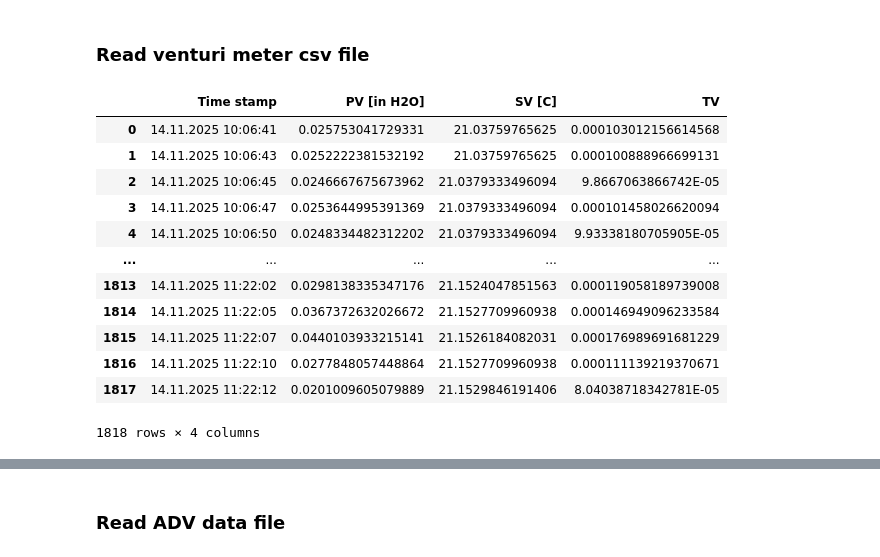
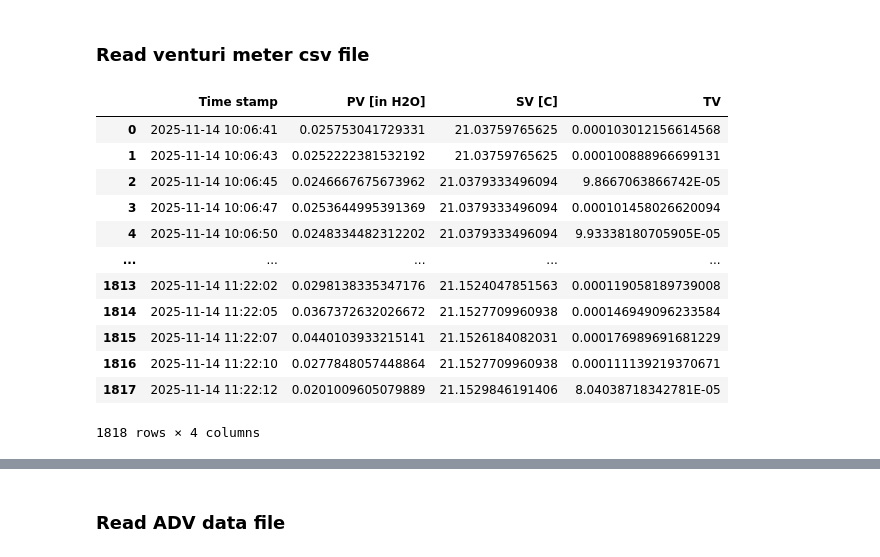
Before and after one commit to clairewang23/hre-model, a Jupyter notebook: Lab/sensor_data/exp4/Experiment4_Processing.ipynb, the cells around one changed output, grey strips where cells are left out. Cells and saved outputs as stored; diff of their text form; code cells hidden in the pictures.

```diff
--- a/Lab/sensor_data/exp4/Experiment4_Processing.ipynb
+++ b/Lab/sensor_data/exp4/Experiment4_Processing.ipynb
@@ -115,25 +115,26 @@ Head difference is 26.00 cm
 # %%
 venturi_file = '11-14-2025.csv'
 venturi_df = pd.read_csv(venturi_file, sep=';')
 venturi_df = venturi_df.drop(['State PV', 'State SV', 'State TV', 'QV', 'State QV', 'Current [mA] ', 'State Current'], axis=1)
 venturi_df['PV [in H2O] '] = venturi_df['PV [in H2O] '].str.replace(',', '.')
 venturi_df['SV [C] '] = venturi_df['SV [C] '].str.replace(',', '.')
 venturi_df['TV'] = venturi_df['TV'].str.replace(',', '.')
+venturi_df['Time stamp'] = pd.to_datetime(venturi_df['Time stamp'], format='%d.%m.%Y %H:%M:%S')
 
 display(venturi_df)
 # %% [output]
 |  | Time stamp | PV [in H2O] | SV [C] | TV |
-| 0 | 14.11.2025 10:06:41 | 0.025753041729331 | 21.03759765625 | 0.000103012156614568 |
-| 1 | 14.11.2025 10:06:43 | 0.0252222381532192 | 21.03759765625 | 0.000100888966699131 |
-| 2 | 14.11.2025 10:06:45 | 0.0246667675673962 | 21.0379333496094 | 9.8667063866742E-05 |
-| 3 | 14.11.2025 10:06:47 | 0.0253644995391369 | 21.0379333496094 | 0.000101458026620094 |
-| 4 | 14.11.2025 10:06:50 | 0.0248334482312202 | 21.0379333496094 | 9.93338180705905E-05 |
+| 0 | 2025-11-14 10:06:41 | 0.025753041729331 | 21.03759765625 | 0.000103012156614568 |
+| 1 | 2025-11-14 10:06:43 | 0.0252222381532192 | 21.03759765625 | 0.000100888966699131 |
+| 2 | 2025-11-14 10:06:45 | 0.0246667675673962 | 21.0379333496094 | 9.8667063866742E-05 |
+| 3 | 2025-11-14 10:06:47 | 0.0253644995391369 | 21.0379333496094 | 0.000101458026620094 |
+| 4 | 2025-11-14 10:06:50 | 0.0248334482312202 | 21.0379333496094 | 9.93338180705905E-05 |
 | ... | ... | ... | ... | ... |
-| 1813 | 14.11.2025 11:22:02 | 0.0298138335347176 | 21.1524047851563 | 0.000119058189739008 |
-| 1814 | 14.11.2025 11:22:05 | 0.0367372632026672 | 21.1527709960938 | 0.000146949096233584 |
-| 1815 | 14.11.2025 11:22:07 | 0.0440103933215141 | 21.1526184082031 | 0.000176989691681229 |
-| 1816 | 14.11.2025 11:22:10 | 0.0277848057448864 | 21.1527709960938 | 0.000111139219370671 |
-| 1817 | 14.11.2025 11:22:12 | 0.0201009605079889 | 21.1529846191406 | 8.04038718342781E-05 |
+| 1813 | 2025-11-14 11:22:02 | 0.0298138335347176 | 21.1524047851563 | 0.000119058189739008 |
+| 1814 | 2025-11-14 11:22:05 | 0.0367372632026672 | 21.1527709960938 | 0.000146949096233584 |
+| 1815 | 2025-11-14 11:22:07 | 0.0440103933215141 | 21.1526184082031 | 0.000176989691681229 |
+| 1816 | 2025-11-14 11:22:10 | 0.0277848057448864 | 21.1527709960938 | 0.000111139219370671 |
+| 1817 | 2025-11-14 11:22:12 | 0.0201009605079889 | 21.1529846191406 | 8.04038718342781E-05 |
 1818 rows × 4 columns
 # %%
 venturi_file_2 = '11-14-2025-a.csv'
```
Also changed, not shown: parts of 9 cells of this notebook, 5 other files.
